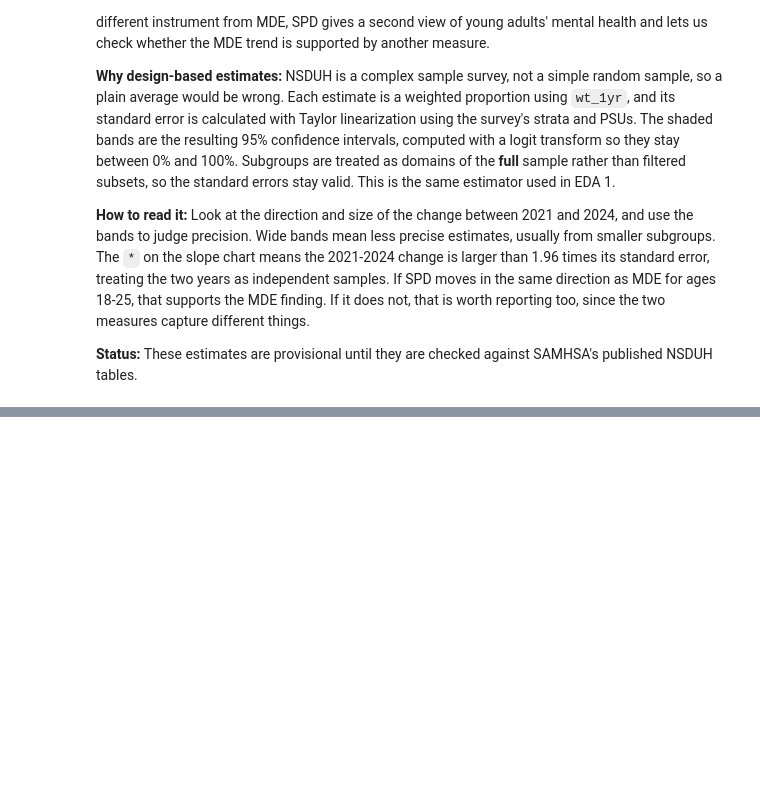
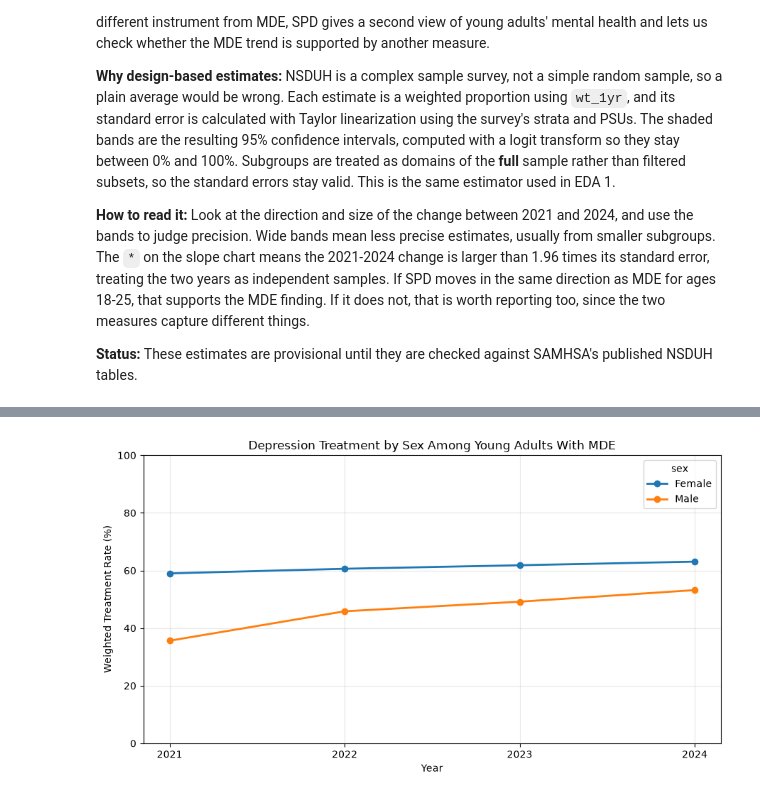
Before and after one commit to caitlinbui/Mental-Health-Post-Covid-Analysis-Project, a Jupyter notebook: Data_Cleaning.ipynb, the cells around one changed output, grey strips where cells are left out. Cells and saved outputs as stored; diff of their text form; code cells hidden in the pictures; blank space fills up the shorter version.

```diff
--- a/Data_Cleaning.ipynb
+++ b/Data_Cleaning.ipynb
@@ -1276,0 +1244,12 @@ group
+# %%
+sex_results = []
+for (year, sex), group in mde_adults.groupby(["year", "sex"]):
+    sex_results.append({
+        "year": year,
+        "sex": sex,
+        "treatment_rate": weighted_pct(group, "mde_tx"),
+        "sample_size": group["mde_tx"].isin([0, 1]).sum()
+    })
+
+sex_summary = pd.DataFrame(sex_results)
+display(sex_summary.round(2))
@@ -1276,0 +1266,20 @@ group
+# %%
+sex_plot = sex_summary.pivot(
+    index="year",
+    columns="sex",
+    values="treatment_rate"
+)
+
+ax = sex_plot.plot(figsize=(9, 5), marker="o", linewidth=2)
+
+ax.set_title("Depression Treatment by Sex Among Young Adults With MDE")
+ax.set_xlabel("Year")
+ax.set_ylabel("Weighted Treatment Rate (%)")
+ax.set_xticks([2021, 2022, 2023, 2024])
+ax.set_ylim(0, 100)
+ax.grid(alpha=0.3)
+
+plt.tight_layout()
+plt.show()
+# %% [output]
+[figure, added]
```
Also changed, not shown: parts of 34 cells of this notebook.
